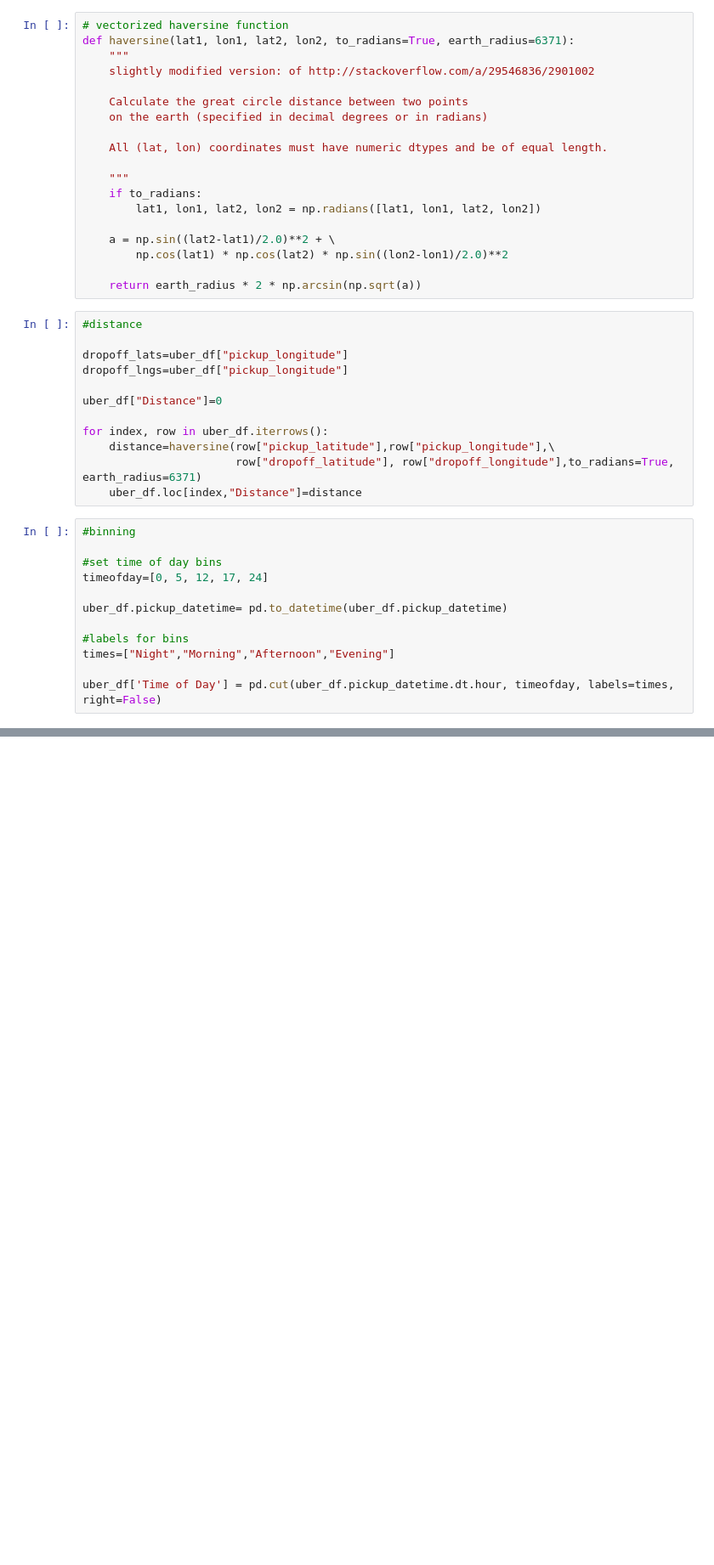
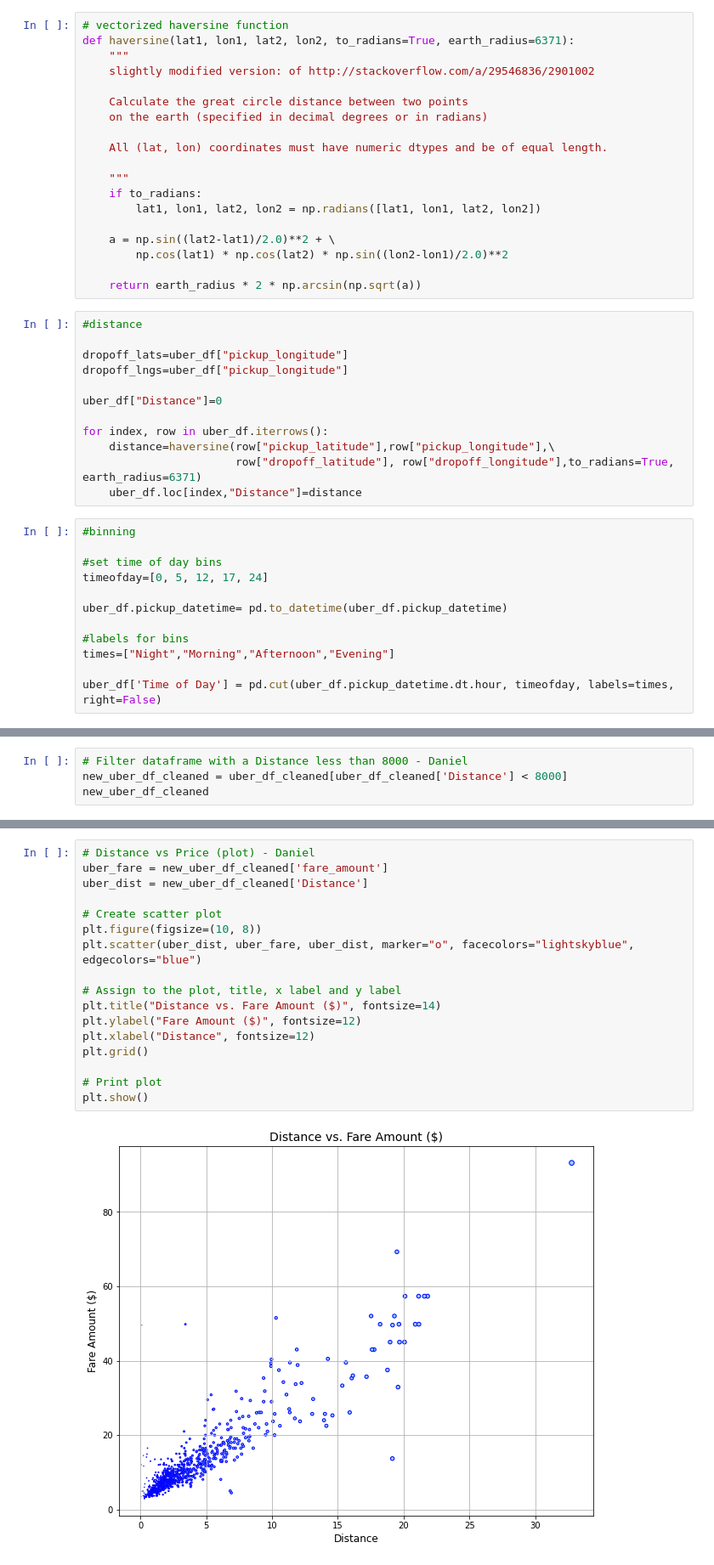
Before and after one commit to turgutugur/project_1_repo, a Jupyter notebook: group5_UberData_project1.ipynb, the cells around one changed output, grey strips where cells are left out. Shown at 85% size. Cells and saved outputs as stored; diff of their text form; blank space fills up the shorter version.

```diff
--- a/group5_UberData_project1.ipynb
+++ b/group5_UberData_project1.ipynb
@@ -277,0 +161,4 @@ plt.tight_layout()
+# %%
+# Filter dataframe with a Distance less than 8000 - Daniel
+new_uber_df_cleaned = uber_df_cleaned[uber_df_cleaned['Distance'] < 8000]
+new_uber_df_cleaned
@@ -277,0 +179,19 @@ plt.tight_layout()
+# %%
+# Distance vs Price (plot) - Daniel
+uber_fare = new_uber_df_cleaned['fare_amount']
+uber_dist = new_uber_df_cleaned['Distance']
+
+# Create scatter plot
+plt.figure(figsize=(10, 8))
+plt.scatter(uber_dist, uber_fare, uber_dist, marker="o", facecolors="lightskyblue", edgecolors="blue")
+
+# Assign to the plot, title, x label and y label
+plt.title("Distance vs. Fare Amount ($)", fontsize=14)
+plt.ylabel("Fare Amount ($)", fontsize=12)
+plt.xlabel("Distance", fontsize=12)
+plt.grid()
+
+# Print plot
+plt.show()
+# %% [output]
+[figure, added]
```
Also changed, not shown: parts of 25 cells of this notebook.
